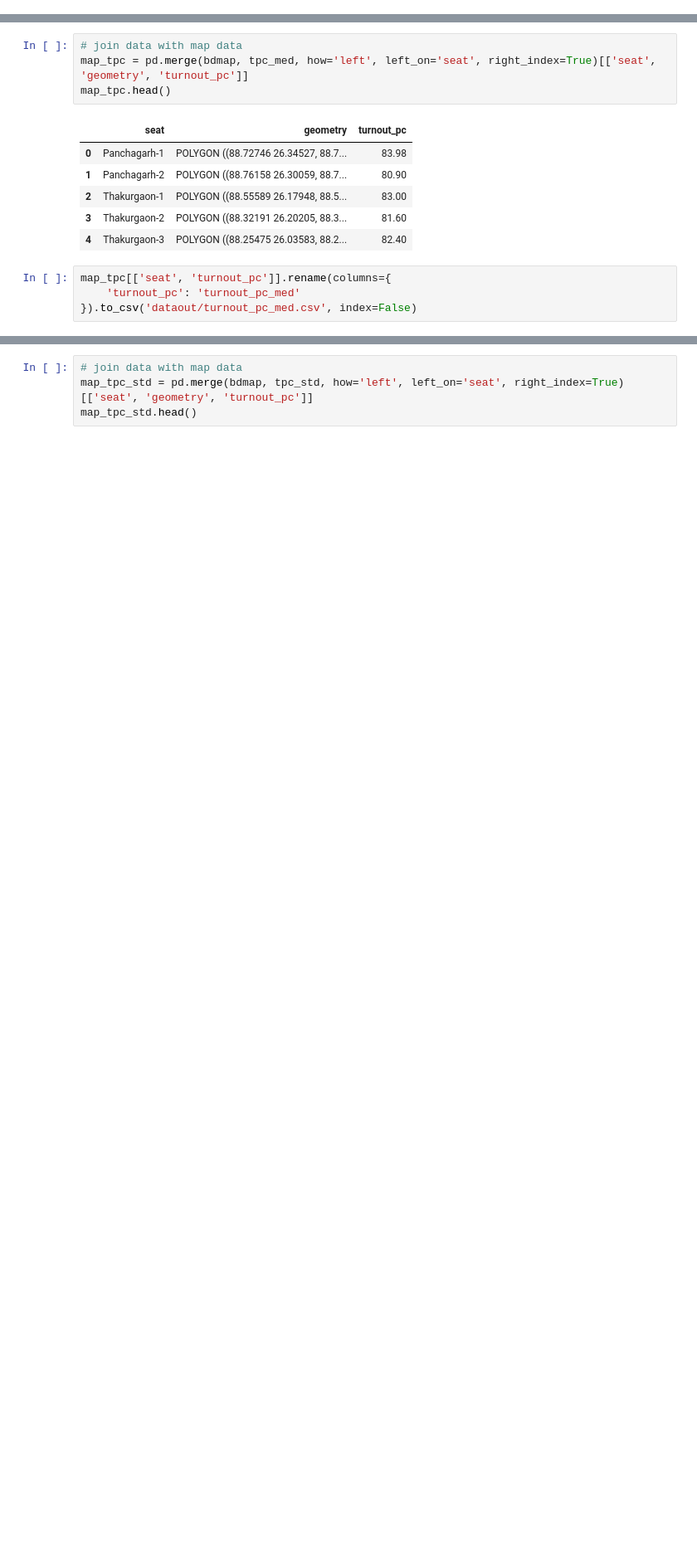
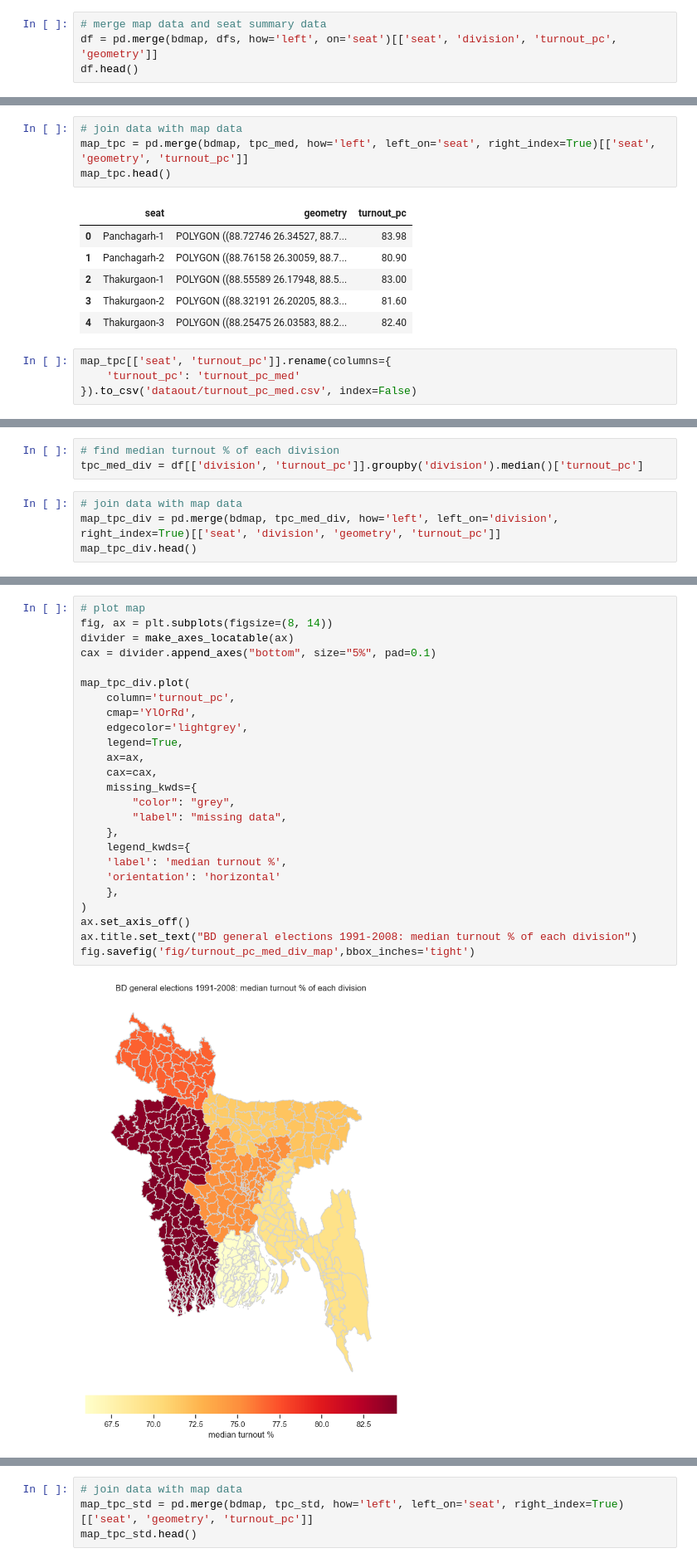
Before and after one commit to muhallilahnaf/bd-elections-eda, a Jupyter notebook: turnout_pc_med_std.ipynb, the cells around one changed output, grey strips where cells are left out. Shown at 83% size. Cells and saved outputs as stored; diff of their text form; blank space fills up the shorter version.

Commit message:
sorted dataout, renamed cc nb, modified turnout

```diff
--- a/turnout_pc_med_std.ipynb
+++ b/turnout_pc_med_std.ipynb
@@ -40,3 +40,7 @@ bdmap.head()
 | 2 | 3 | Thakurgaon-1 | Thakurgaon | Rangpur | Urban | 1.255212 | 0.058832 | POLYGON ((88.55589 26.17948, 88.5... |
 | 3 | 4 | Thakurgaon-2 | Thakurgaon | Rangpur | Rural | 1.858839 | 0.045806 | POLYGON ((88.32191 26.20205, 88.3... |
 | 4 | 5 | Thakurgaon-3 | Thakurgaon | Rangpur | Rural | 1.810654 | 0.059069 | POLYGON ((88.25475 26.03583, 88.2... |
+# %%
+# merge map data and seat summary data
+df = pd.merge(bdmap, dfs, how='left', on='seat')[['seat', 'division', 'turnout_pc', 'geometry']]
+df.head()
@@ -97,0 +113,7 @@ fig.savefig('fig/turnout_pc_med',bbox_inches='tight')
+# %%
+# find median turnout % of each division
+tpc_med_div = df[['division', 'turnout_pc']].groupby('division').median()['turnout_pc']
+# %%
+# join data with map data
+map_tpc_div = pd.merge(bdmap, tpc_med_div, how='left', left_on='division', right_index=True)[['seat', 'division', 'geometry', 'turnout_pc']]
+map_tpc_div.head()
@@ -97,0 +131,27 @@ fig.savefig('fig/turnout_pc_med',bbox_inches='tight')
+# %%
+# plot map
+fig, ax = plt.subplots(figsize=(8, 14))
+divider = make_axes_locatable(ax)
+cax = divider.append_axes("bottom", size="5%", pad=0.1)
+
+map_tpc_div.plot(
+    column='turnout_pc',
+    cmap='YlOrRd',
+    edgecolor='lightgrey',
+    legend=True,
+    ax=ax,
+    cax=cax,
+    missing_kwds={
+        "color": "grey",
+        "label": "missing data",
+    },
+    legend_kwds={
+    'label': 'median turnout %',
+    'orientation': 'horizontal'
+    },
+)
+ax.set_axis_off()
+ax.title.set_text("BD general elections 1991-2008: median turnout % of each division")
+fig.savefig('fig/turnout_pc_med_div_map',bbox_inches='tight')
+# %% [output]
+[figure, added]
```
Also changed, not shown: parts of 17 cells of this notebook, 26 other files.
